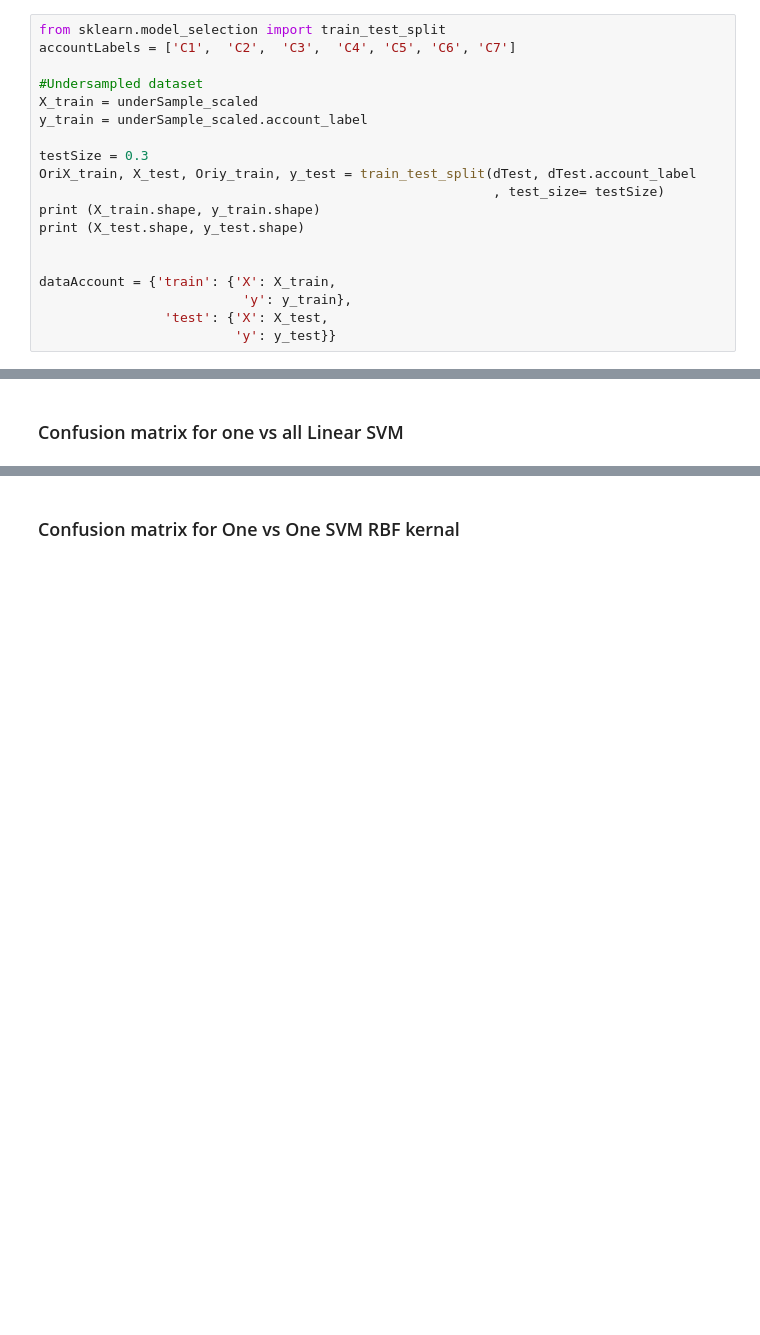
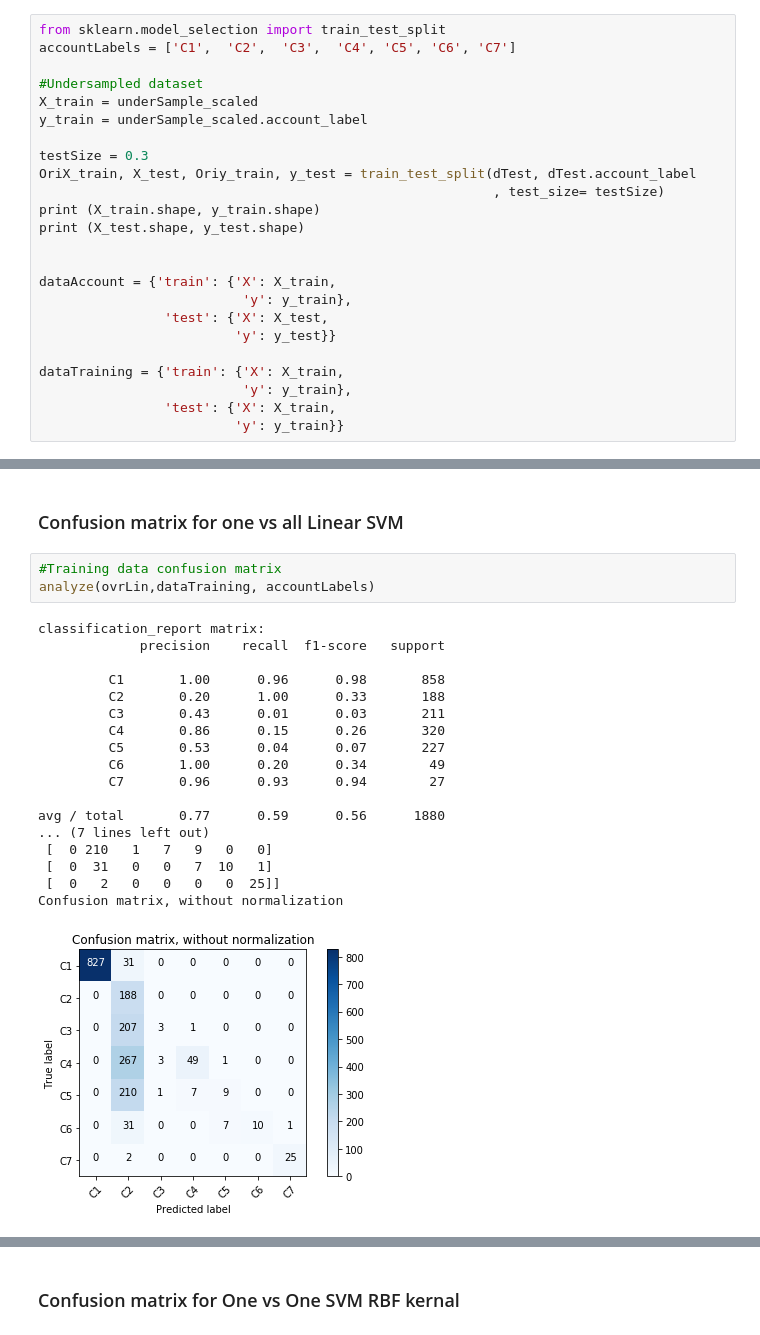
Before and after one commit to yilingzeroone/KE5206CI_CA1SVM, a Jupyter notebook: CA2.ipynb, the cells around one changed output, grey strips where cells are left out. Cells and saved outputs as stored; diff of their text form; blank space fills up the shorter version.

```diff
--- a/CA2.ipynb
+++ b/CA2.ipynb
@@ -481,6 +481,11 @@ dataAccount = {'train': {'X': X_train,
                           'y': y_train},
                 'test': {'X': X_test,
                          'y': y_test}}
+
+dataTraining = {'train': {'X': X_train,
+                          'y': y_train},
+                'test': {'X': X_train,
+                         'y': y_train}}
 # %% [output]
 (1880, 17) (1880,)
 (11217, 17) (11217,)
@@ -532,4 +537,26 @@ SVC(C=1.0, cache_size=200, class_weight=None, coef0=0,
   tol=0.001, verbose=False)
 # %% [markdown]
 ### Confusion matrix for one vs all Linear SVM
+# %%
+#Training data confusion matrix
+analyze(ovrLin,dataTraining, accountLabels)
+# %% [output]
+classification_report matrix:
+             precision    recall  f1-score   support
+
+         C1       1.00      0.96      0.98       858
+         C2       0.20      1.00      0.33       188
+         C3       0.43      0.01      0.03       211
+         C4       0.86      0.15      0.26       320
+         C5       0.53      0.04      0.07       227
+         C6       1.00      0.20      0.34        49
+         C7       0.96      0.93      0.94        27
+
+avg / total       0.77      0.59      0.56      1880
+... (7 lines left out)
+ [  0 210   1   7   9   0   0]
+ [  0  31   0   0   7  10   1]
+ [  0   2   0   0   0   0  25]]
+Confusion matrix, without normalization
+[figure, added]
 # %%
```
Also changed, not shown: parts of 15 cells of this notebook.
